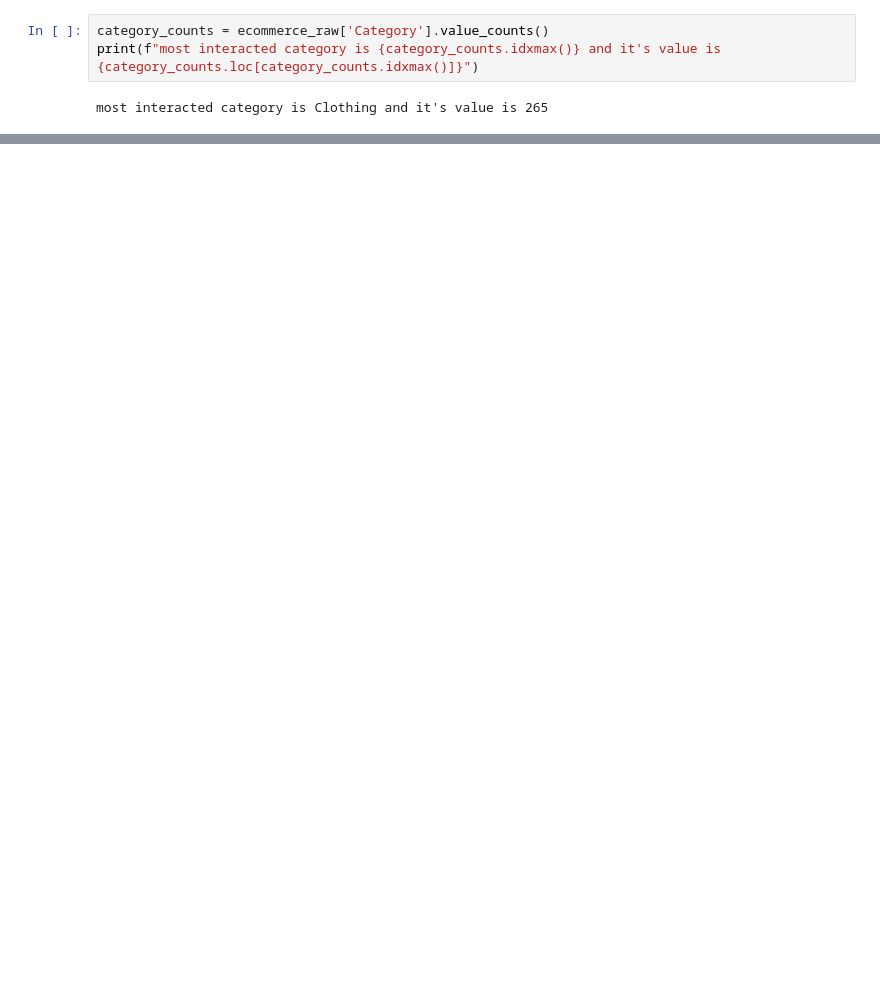
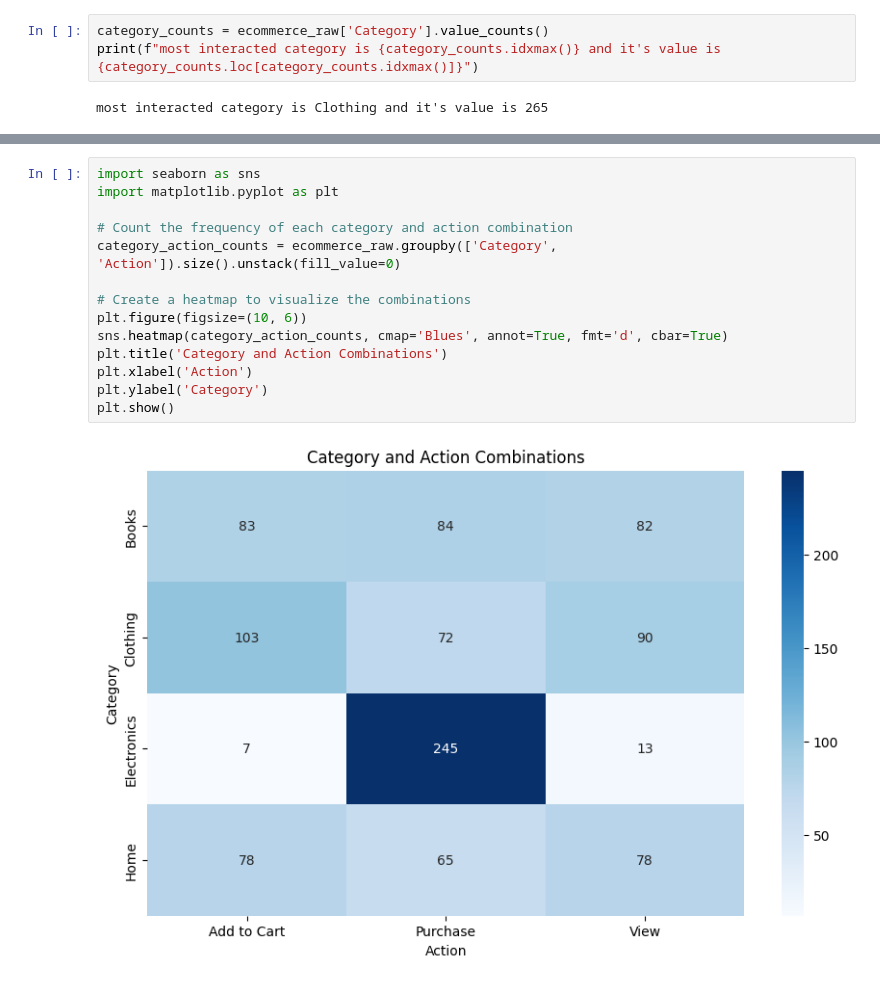
Before and after one commit to akib1162100/ML_base, a Jupyter notebook: ML_intro_asg_2.ipynb, the cells around one changed output, grey strips where cells are left out. Cells and saved outputs as stored; diff of their text form; blank space fills up the shorter version.

```diff
--- a/ML_intro_asg_2.ipynb
+++ b/ML_intro_asg_2.ipynb
@@ -161,0 +252,16 @@ most pricy category is Electronics and it's value is 64283.52246876539
+# %%
+import seaborn as sns
+import matplotlib.pyplot as plt
+
+# Count the frequency of each category and action combination
+category_action_counts = ecommerce_raw.groupby(['Category', 'Action']).size().unstack(fill_value=0)
+
+# Create a heatmap to visualize the combinations
+plt.figure(figsize=(10, 6))
+sns.heatmap(category_action_counts, cmap='Blues', annot=True, fmt='d', cbar=True)
+plt.title('Category and Action Combinations')
+plt.xlabel('Action')
+plt.ylabel('Category')
+plt.show()
+# %% [output]
+[figure, added]
```
Also changed, not shown: parts of 28 cells of this notebook.
